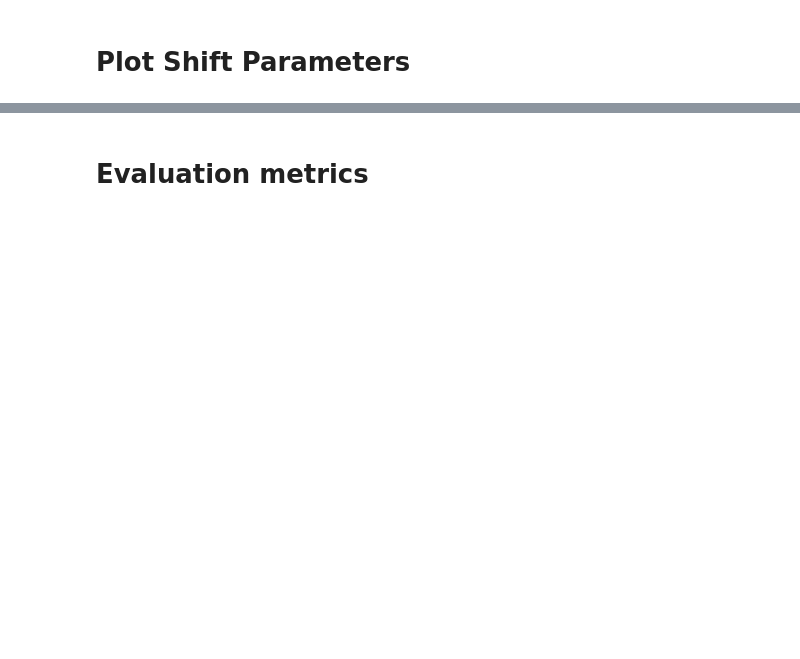
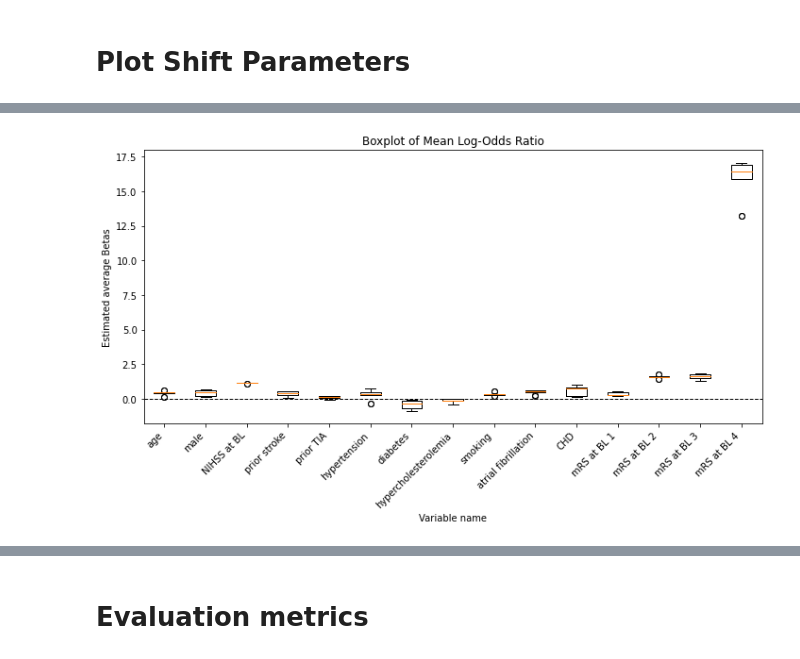
Before and after one commit to Mauwrice/explainable_AI, a Jupyter notebook: result_assembly_fin.ipynb, the cells around one changed output, grey strips where cells are left out. Cells and saved outputs as stored; diff of their text form; code cells hidden in the pictures; blank space fills up the shorter version.

```diff
--- a/result_assembly_fin.ipynb
+++ b/result_assembly_fin.ipynb
@@ -318,21 +329,23 @@ if version == "CIBLSX":
 # %%
 if version == "CIBLSX":
-    variable_names = ["age", "sexm", "nihss_baseline", "mrs_before",
-                    "stroke_beforey", "tia_beforey", "ich_beforey",
-                    "rf_hypertoniay", "rf_diabetesy", "rf_hypercholesterolemiay",
-                    "rf_smokery", "rf_atrial_fibrillationy", "rf_chdy"]
+    variable_names = ["age", "male", "NIHSS at BL", "prior stroke",
+                    "prior TIA", "hypertension", "diabetes", "hypercholesterolemia",
+                     "smoking", "atrial fibrillation", "CHD",
+                    "mRS at BL 1", "mRS at BL 2", "mRS at BL 3", "mRS at BL 4"]
 
     # Plotting boxplot
     plt.figure(figsize=(10, 6))
     plt.boxplot(means_per_parameter_w.T, labels=variable_names)
     plt.axhline(0, color='black', lw=1, linestyle='--')
     plt.title('Boxplot of Mean Log-Odds Ratio')
     plt.xlabel('Variable name')
     plt.ylabel('Estimated average Betas')
     plt.grid(False)  # Remove grid lines
     plt.xticks(rotation=45, ha='right')  # Rotate x-axis labels for better readability
     plt.tight_layout()
     plt.show()
+# %% [output]
+[figure, added]
 # %%
 import seaborn as sns
 
```
Also changed, not shown: parts of 15 cells of this notebook.
